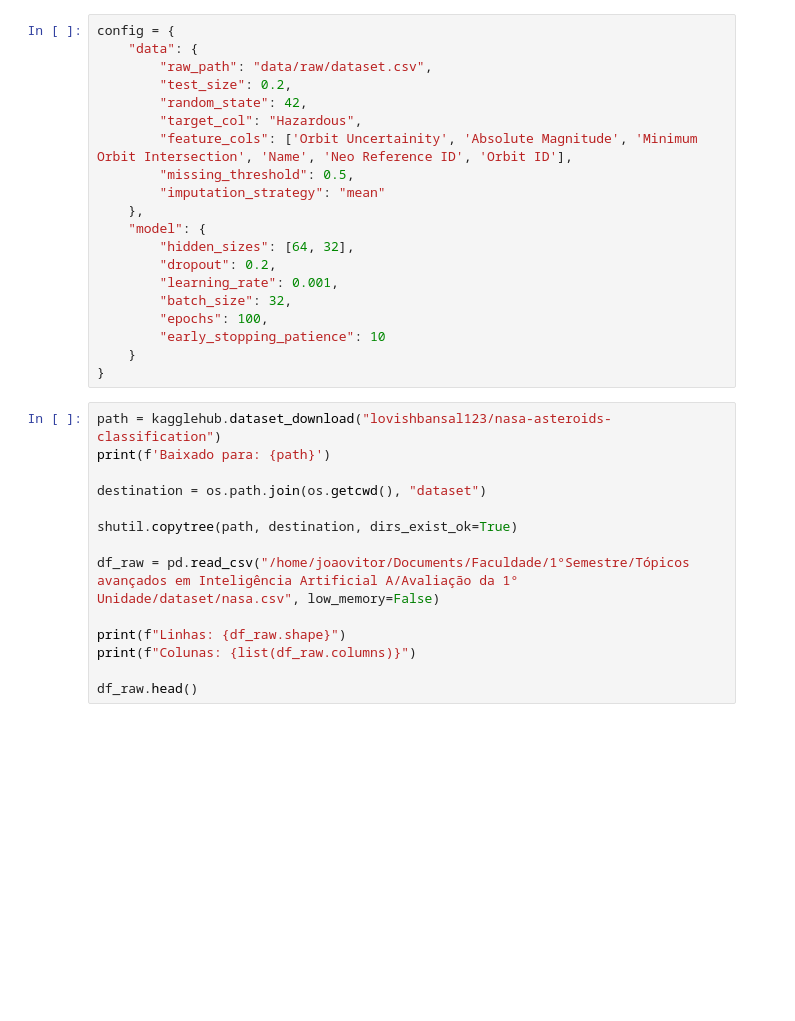
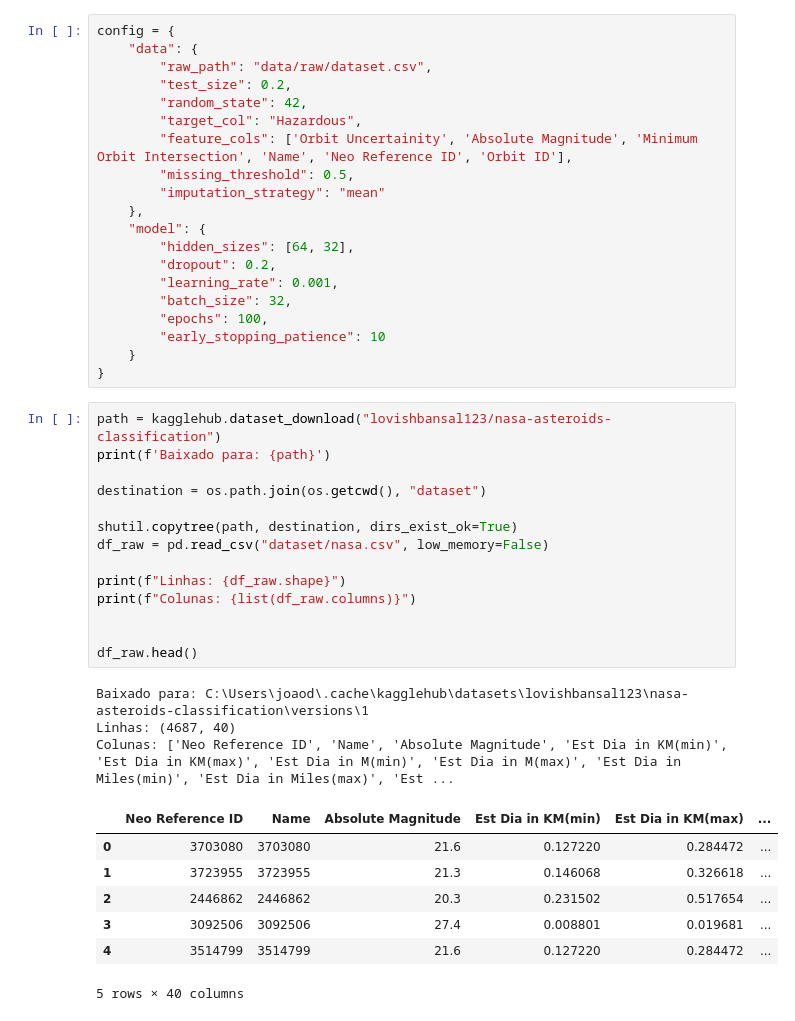
Before and after one commit to JVEXEAR/Topicos_Avancados_em_Inteligencia_Artificial_A, a Jupyter notebook: trabalho.ipynb, the cells around one changed output. Saved outputs shown, nothing was run; the diff lists cells and outputs as text; blank space fills up the shorter version.

```diff
--- a/trabalho.ipynb
+++ b/trabalho.ipynb
@@ -72,17 +85,28 @@ config = {
 # %%
 path = kagglehub.dataset_download("lovishbansal123/nasa-asteroids-classification")
 print(f'Baixado para: {path}')
 
 destination = os.path.join(os.getcwd(), "dataset")
 
 shutil.copytree(path, destination, dirs_exist_ok=True)
-
-df_raw = pd.read_csv("/home/joaovitor/Documents/Faculdade/1°Semestre/Tópicos avançados em Inteligência Artificial A/Avaliação da 1° Unidade/dataset/nasa.csv", low_memory=False)
+df_raw = pd.read_csv("dataset/nasa.csv", low_memory=False)
 
 print(f"Linhas: {df_raw.shape}")
 print(f"Colunas: {list(df_raw.columns)}")
 
+
 df_raw.head()
+# %% [output]
+Baixado para: C:\Users\joaod\.cache\kagglehub\datasets\lovishbansal123\nasa-asteroids-classification\versions\1
+Linhas: (4687, 40)
+Colunas: ['Neo Reference ID', 'Name', 'Absolute Magnitude', 'Est Dia in KM(min)', 'Est Dia in KM(max)', 'Est Dia in M(min)', 'Est Dia in M(max)', 'Est Dia in Miles(min)', 'Est Dia in Miles(max)', 'Est ...
+|  | Neo Reference ID | Name | Absolute Magnitude | Est Dia in KM(min) | Est Dia in KM(max) | ... |
+| 0 | 3703080 | 3703080 | 21.6 | 0.127220 | 0.284472 | ... |
+| 1 | 3723955 | 3723955 | 21.3 | 0.146068 | 0.326618 | ... |
+| 2 | 2446862 | 2446862 | 20.3 | 0.231502 | 0.517654 | ... |
+| 3 | 3092506 | 3092506 | 27.4 | 0.008801 | 0.019681 | ... |
+| 4 | 3514799 | 3514799 | 21.6 | 0.127220 | 0.284472 | ... |
+5 rows × 40 columns
 # %%
 wandb.init(
     project="MLOps-Work",
```
Also changed, not shown: parts of 15 cells of this notebook.
